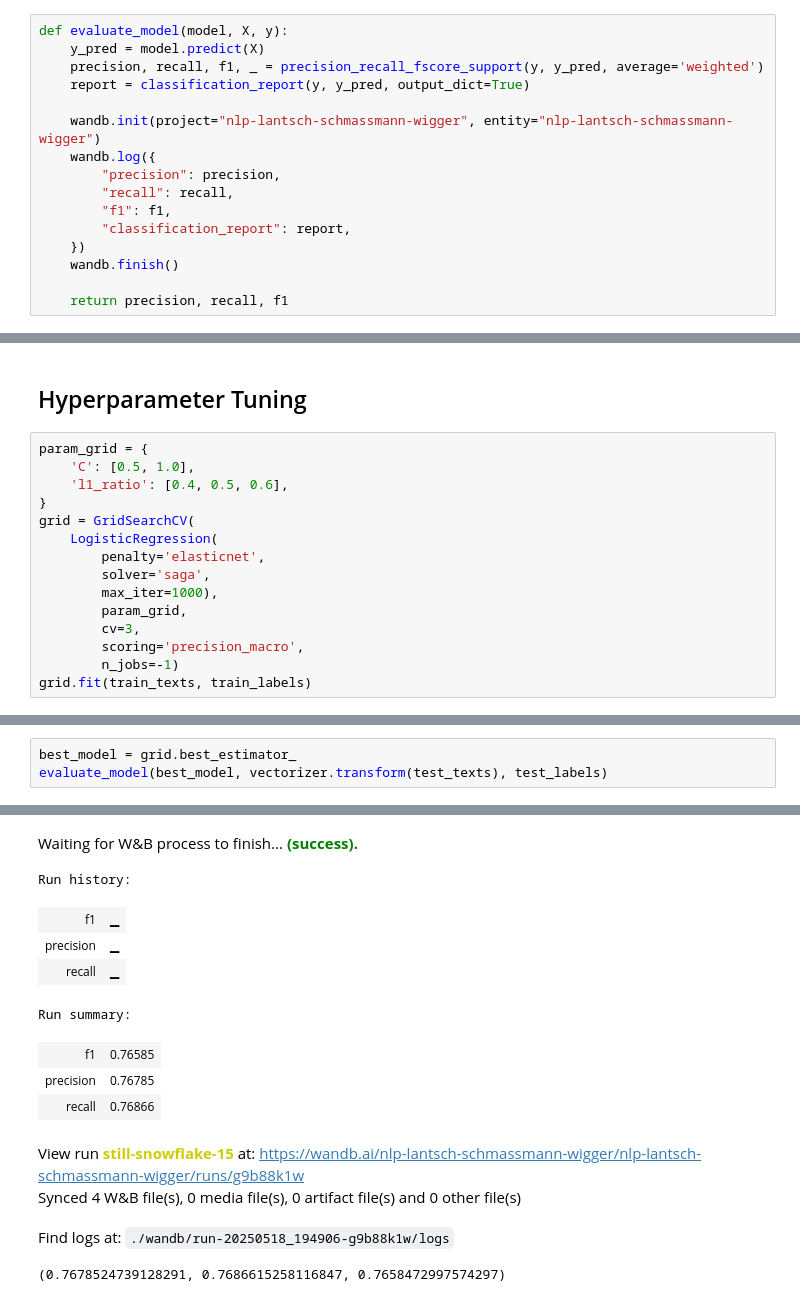
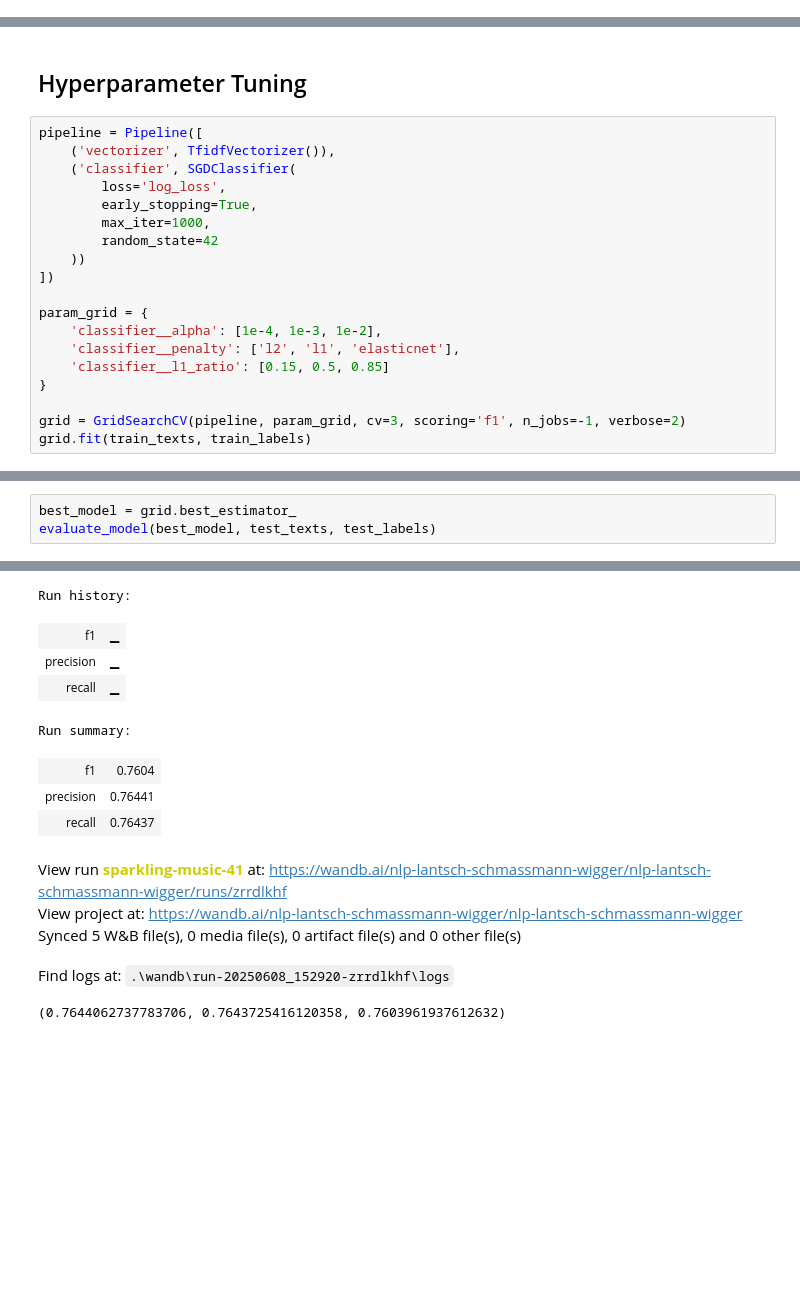
Before and after one commit to SeyaSchmassmann/nlp-project, a Jupyter notebook: models/elasticNet.ipynb, the cells around one changed output, grey strips where cells are left out. Drawn from its saved outputs; the diff is of its cells as text; blank space fills up the shorter version.

Commit message:
extend elasticnet implementation

```diff
--- a/models/elasticNet.ipynb
+++ b/models/elasticNet.ipynb
@@ -75,17 +110 @@ LogisticRegression(l1_ratio=0.5, max_iter=1000, penalty='elasticnet',
-# %%
-def evaluate_model(model, X, y):
-    y_pred = model.predict(X)
-    precision, recall, f1, _ = precision_recall_fscore_support(y, y_pred, average='weighted')
-    report = classification_report(y, y_pred, output_dict=True)
-
-    wandb.init(project="nlp-lantsch-schmassmann-wigger", entity="nlp-lantsch-schmassmann-wigger")
-    wandb.log({
-        "precision": precision,
-        "recall": recall,
-        "f1": f1,
-        "classification_report": report,
-    })
-    wandb.finish()
-
-    return precision, recall, f1
 # %%
@@ -107,18 +145,22 @@ Find logs at: ./wandb/run-20250518_182747-uzet4qnf/logs
 # %% [markdown]
 ## Hyperparameter Tuning
 # %%
+pipeline = Pipeline([
+    ('vectorizer', TfidfVectorizer()),
+    ('classifier', SGDClassifier(
+        loss='log_loss',
+        early_stopping=True,
+        max_iter=1000,
+        random_state=42
+    ))
+])
+
 param_grid = {
-    'C': [0.5, 1.0],
-    'l1_ratio': [0.4, 0.5, 0.6],
+    'classifier__alpha': [1e-4, 1e-3, 1e-2],
+    'classifier__penalty': ['l2', 'l1', 'elasticnet'],
+    'classifier__l1_ratio': [0.15, 0.5, 0.85]
 }
-grid = GridSearchCV(
-    LogisticRegression(
-        penalty='elasticnet',
-        solver='saga',
-        max_iter=1000),
-        param_grid,
-        cv=3,
-        scoring='precision_macro',
-        n_jobs=-1)
+
+grid = GridSearchCV(pipeline, param_grid, cv=3, scoring='f1', n_jobs=-1, verbose=2)
 grid.fit(train_texts, train_labels)
 # %% [output]
@@ -135,4 +183,4 @@ Best Parameters: {'C': 1.0, 'l1_ratio': 0.5}
 # %%
 best_model = grid.best_estimator_
-evaluate_model(best_model, vectorizer.transform(test_texts), test_labels)
+evaluate_model(best_model, test_texts, test_labels)
 # %% [output]
@@ -145,13 +192,13 @@ View run at https://wandb.ai/nlp-lantsch-schmassmann-wigger/nlp-lantsch-schmassm
-Waiting for W&B process to finish... (success).
 Run history:
 | f1 | ▁ |
 | precision | ▁ |
 | recall | ▁ |
 Run summary:
-| f1 | 0.76585 |
-| precision | 0.76785 |
-| recall | 0.76866 |
+| f1 | 0.7604 |
+| precision | 0.76441 |
+| recall | 0.76437 |
-View run still-snowflake-15 at: https://wandb.ai/nlp-lantsch-schmassmann-wigger/nlp-lantsch-schmassmann-wigger/runs/g9b88k1w
-Synced 4 W&B file(s), 0 media file(s), 0 artifact file(s) and 0 other file(s)
-Find logs at: ./wandb/run-20250518_194906-g9b88k1w/logs
+View run sparkling-music-41 at: https://wandb.ai/nlp-lantsch-schmassmann-wigger/nlp-lantsch-schmassmann-wigger/runs/zrrdlkhf
+View project at: https://wandb.ai/nlp-lantsch-schmassmann-wigger/nlp-lantsch-schmassmann-wigger
+Synced 5 W&B file(s), 0 media file(s), 0 artifact file(s) and 0 other file(s)
+Find logs at: .\wandb\run-20250608_152920-zrrdlkhf\logs
-(0.7678524739128291, 0.7686615258116847, 0.7658472997574297)
+(0.7644062737783706, 0.7643725416120358, 0.7603961937612632)
```
Also changed, not shown: parts of 14 cells of this notebook, 11 other files.
